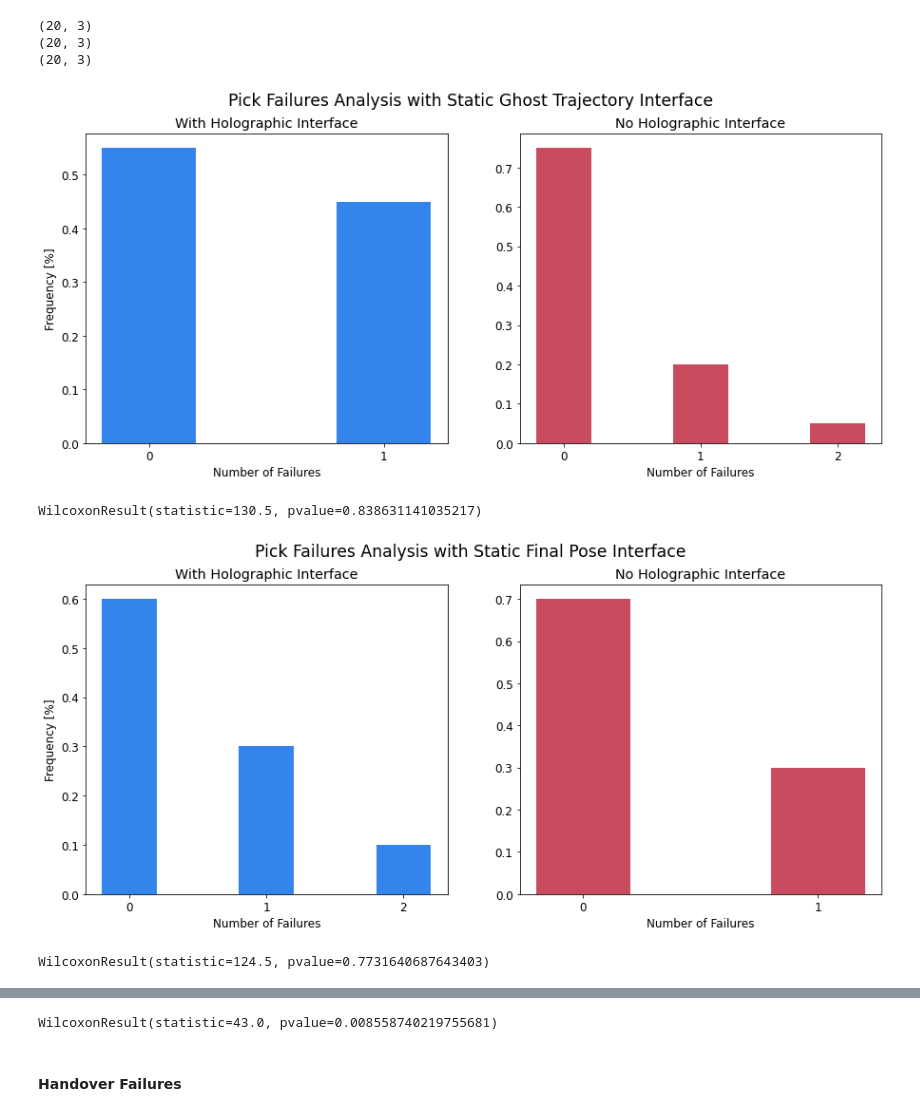
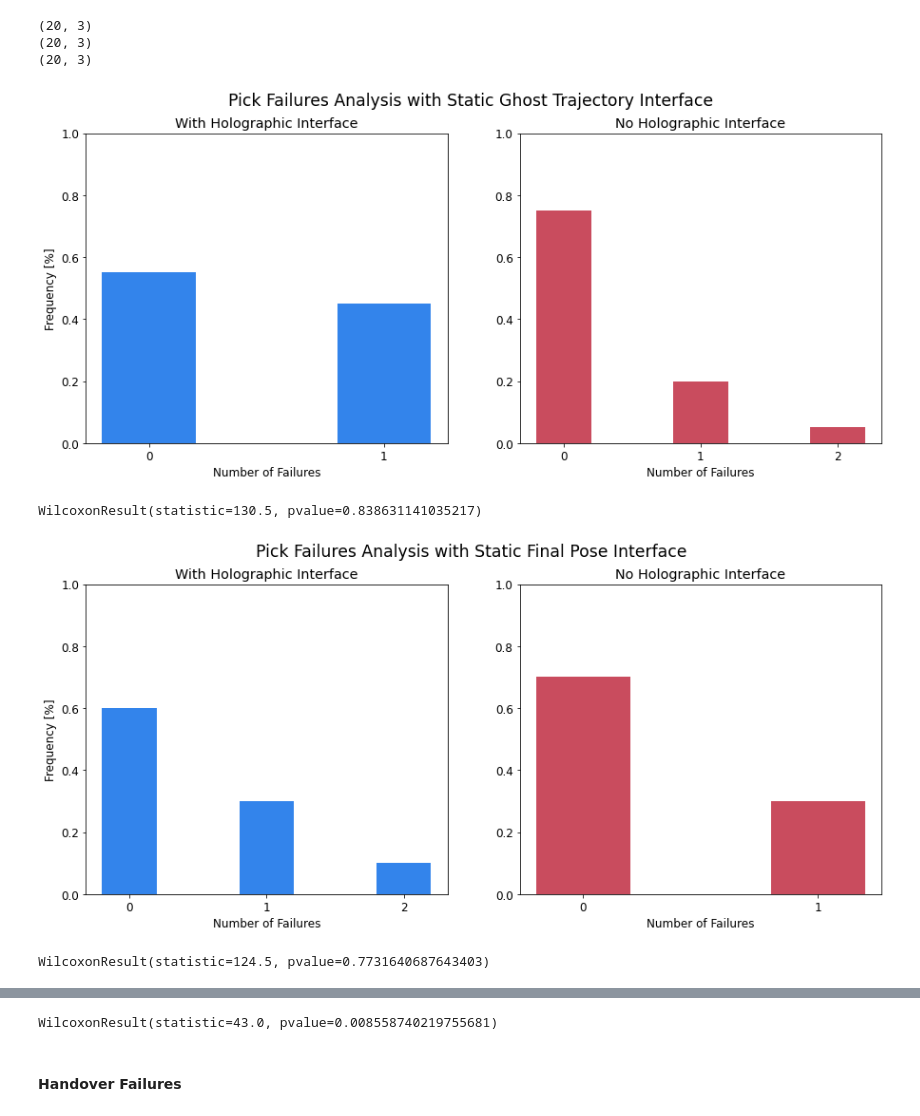
Before and after one commit to SimoneMacci0/MR-ExperimentalResults, a Jupyter notebook: Experimental Analysis.ipynb, the cells around one changed output, grey strips where cells are left out. Drawn from its saved outputs; the diff is of its cells as text; code cells hidden in the pictures.

```diff
--- a/Experimental Analysis.ipynb
+++ b/Experimental Analysis.ipynb
@@ -220,7 +220,7 @@ Ttest_indResult(statistic=-2.496067367585065, pvalue=0.008507108140507681)
 # %% [markdown]
 ## Videos Sheet Analysis
 # %%
-stats = pd.read_excel("../Data/Experiments Analysis - v2.xlsx", index_col=None)
+stats = pd.read_excel("../Data/Experiments Analysis.xlsx", index_col=None)
 print(stats.shape)
 stats.head()
 # %% [output]
@@ -262,12 +262,14 @@ for i,c in enumerate(conditions):
 
     axs[0].bar(labels_h, counts_holo / len(conditions[c]), align='center', color=(0,0.4,0.9,0.8), width = 0.4)
     axs[0].set_xticks(labels_h)
+    axs[0].set_ylim(0,1)
     axs[0].set_title("With Holographic Interface")
     axs[0].set_xlabel("Number of Collisions")
     axs[0].set_ylabel("Frequency [%]")
 
     axs[1].bar(labels_nh, counts_no_holo / len(conditions[c]), align='center', color=(0.7,0,0.1,0.7), width = 0.4)
     axs[1].set_title("No Holographic Interface")
+    axs[1].set_ylim(0,1)
     axs[1].set_xticks(labels_nh)
     axs[1].set_xlabel("Number of Collisions")
 
@@ -306,30 +308,32 @@ conditions = {"C1": c1, "C2": c2, "C3": c3}
 # %%
 matplotlib.rcParams.update({'font.size': 12, 'font.family': 'sans-serif'})
 
 for i,c in enumerate(conditions):
     labels_h, counts_holo = np.unique(conditions[c][:,1], return_counts=True)
     labels_nh, counts_no_holo = np.unique(conditions[c][:,2], return_counts=True)
 
     f, axs = plt.subplots(1,2,figsize=(15,6))
     st = f.suptitle("Pick Failures Analysis with {0}".format(exp_labels[c]), fontsize="x-large")
 
     axs[0].bar(labels_h, counts_holo / len(conditions[c]), align='center', color=(0,0.4,0.9,0.8), width = 0.4)
     axs[0].set_xticks(labels_h)
+    axs[0].set_ylim(0,1)
     axs[0].set_title("With Holographic Interface")
     axs[0].set_xlabel("Number of Failures")
     axs[0].set_ylabel("Frequency [%]")
 
     axs[1].bar(labels_nh, counts_no_holo / len(conditions[c]), align='center', color=(0.7,0,0.1,0.7), width = 0.4)
     axs[1].set_title("No Holographic Interface")
+    axs[1].set_ylim(0,1)
     axs[1].set_xticks(labels_nh)
     axs[1].set_xlabel("Number of Failures")
 
     display(f)
     plt.close()
 
     print(wilcoxon(x=conditions[c][:,1],y=conditions[c][:,2], alternative="less", zero_method="zsplit"))
 # %% [output]
-[figure, old version]
+[figure, new version]
 WilcoxonResult(statistic=130.5, pvalue=0.838631141035217)
-[figure, old version]
+[figure, new version]
 WilcoxonResult(statistic=124.5, pvalue=0.7731640687643403)
```
Also changed, not shown: parts of 8 cells of this notebook.
